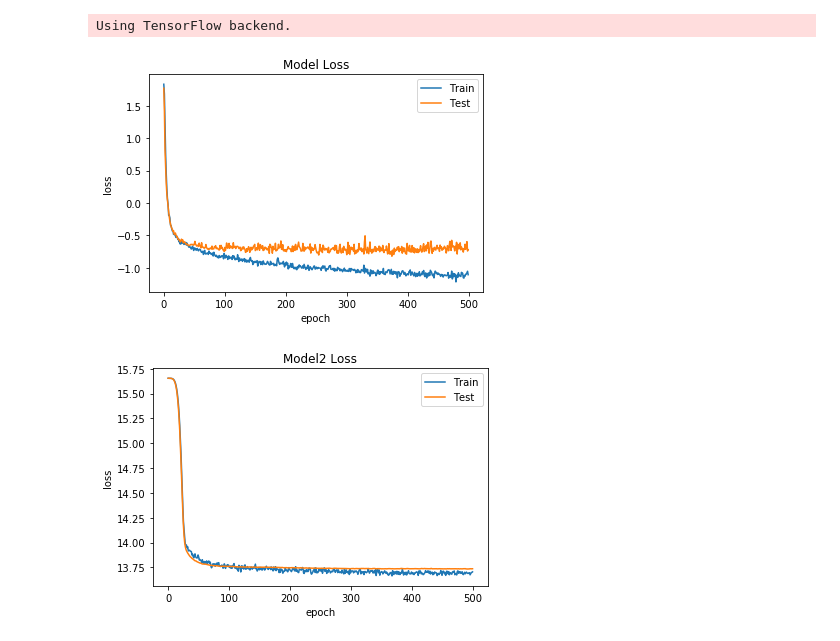
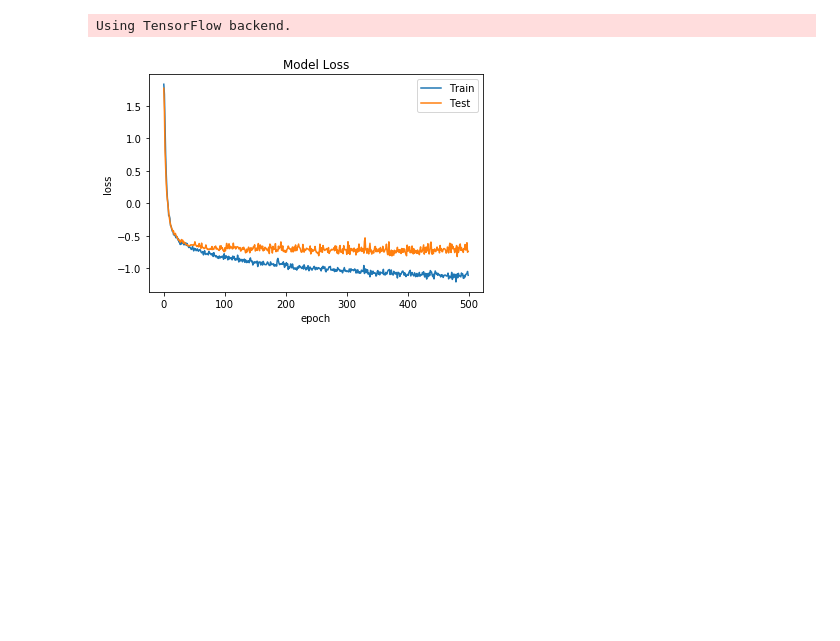
Before and after one commit to sshh12/OverwatchML, a Jupyter notebook: OverwatchPredictSR.ipynb, the cells around one changed output. Saved outputs shown, nothing was run; the diff lists cells and outputs as text; code cells hidden in the pictures; blank space fills up the shorter version.

```diff
--- a/OverwatchPredictSR.ipynb
+++ b/OverwatchPredictSR.ipynb
@@ -160,43 +200,26 @@ def predict_sr2(model, player):
-# %%
-# Loads and trains model
-
-# Model 1
-
-X, y, scaler_X, scaler_y = scale_data(*load_data())
-
-model = get_model()
-
-history = fit_to_data(model, X, y, epochs=500, batch_size=128, validation_split=.10)
-
-model.save('overwatch-sr-1.h5')
-
-# Model 2
-
-X2, y2, scaler_X2 = scale_data2(*load_data2())
-
-model2 = get_model2()
-
-history2 = fit_to_data2(model2, X2, y2, epochs=500, batch_size=128, validation_split=.10)
-
-model2.save('overwatch-sr-2.h5')
-
-# Plot loss
-
-plt.plot(np.log(history.history['loss']))
-plt.plot(np.log(history.history['val_loss']))
-plt.title('Model Loss')
-plt.ylabel('loss')
-plt.xlabel('epoch')
-plt.legend(['Train', 'Test'], loc='upper right')
-plt.show()
-
-plt.plot(np.log(history2.history['loss']))
-plt.plot(np.log(history2.history['val_loss']))
-plt.title('Model2 Loss')
-plt.ylabel('loss')
-plt.xlabel('epoch')
-plt.legend(['Train', 'Test'], loc='upper right')
-plt.show()
-# %% [output]
-[figure, removed]
-[figure, removed]
+# %%
+# Stats
+
+def view(history):
+
+    plt.plot(np.log(history.history['loss']))
+    plt.plot(np.log(history.history['val_loss']))
+    plt.title('Model Loss')
+    plt.ylabel('loss')
+    plt.xlabel('epoch')
+    plt.legend(['Train', 'Test'], loc='upper right')
+    plt.show()
+# %%
+# Model 1
+
+X, y, scaler_X, scaler_y = scale_data(*load_data())
+
+model = get_model()
+
+history = fit_to_data(model, X, y, epochs=500, batch_size=128, validation_split=.10)
+
+model.save('overwatch-sr-1.h5')
+
+view(history)
+# %% [output]
+[figure, added]
```
Also changed, not shown: parts of 8 cells of this notebook, 8 other files.
